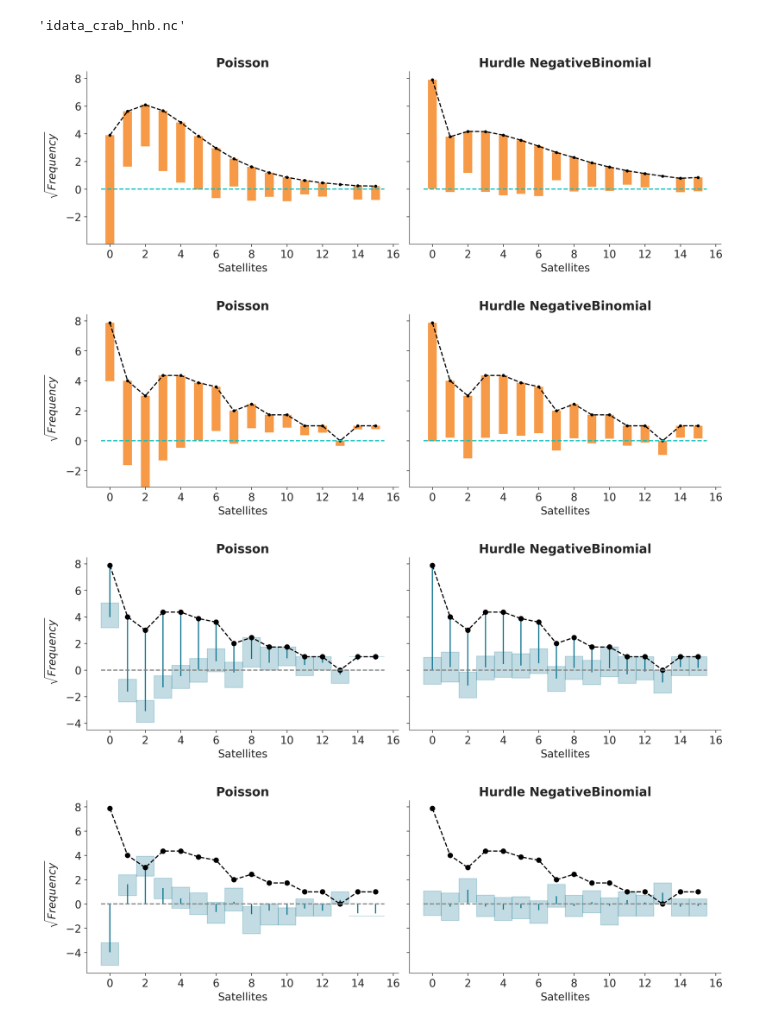
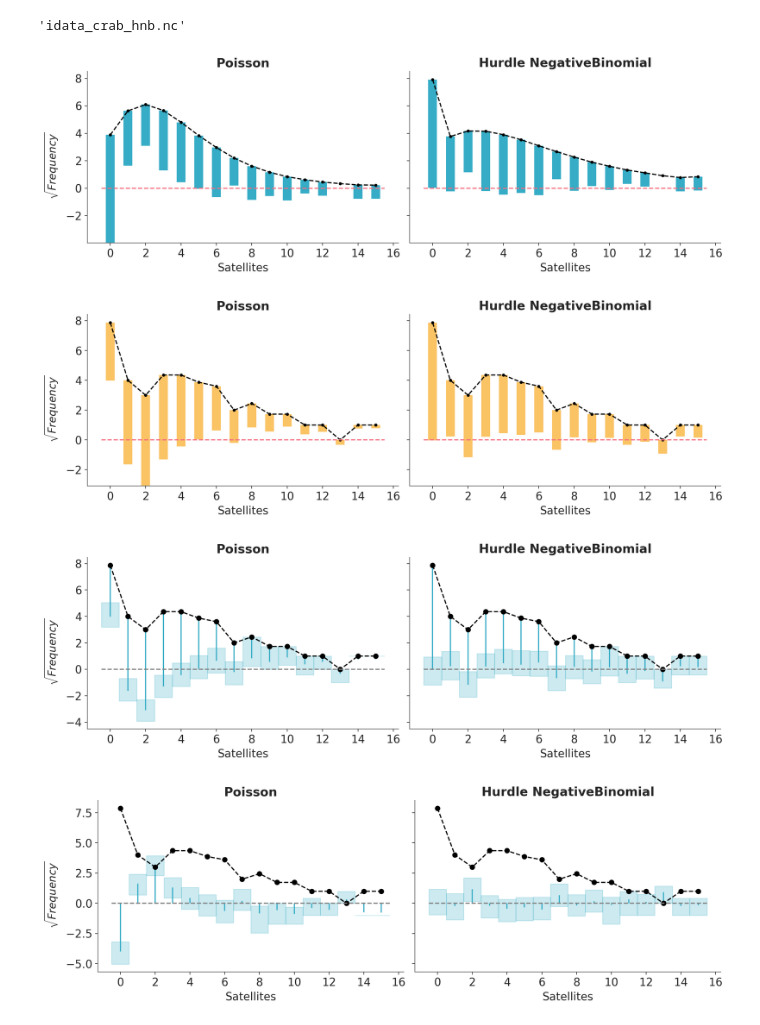
Before and after one commit to arviz-devs/Exploratory-Analysis-of-Bayesian-Models, a Jupyter notebook: models/crabs/crabs.ipynb, the cells around one changed output. Drawn from its saved outputs; the diff is of its cells as text; code cells hidden in the pictures.

```diff
--- a/models/crabs/crabs.ipynb
+++ b/models/crabs/crabs.ipynb
@@ -38,33 +37,33 @@ az.to_netcdf(idata_crab_hnb, "idata_crab_hnb.nc")
 # %%
 import matplotlib.pyplot as plt
 import numpy as np
-az.style.use("arviz-doc")
+az.style.use("arviz-clean")
 
 def rotogram(idata, ax):
     max_ = 17
     bins = np.array(range(0, max_))
     dims = idata.posterior_predictive.dims
     n_samples = dims["chain"] * dims["draw"]
     pred =  (np.histogram(idata.posterior_predictive["satellite"].values.ravel(),  bins=bins)[0] / n_samples)**0.5
     observed = np.histogram(crab["satellite"].values, bins=bins)[0]**0.5
 
-    ax.bar(bins[:-1], observed, 0.5, bottom=pred-observed, color="C2")
+    ax.bar(bins[:-1], observed, 0.5, bottom=pred-observed, color="C0")
     ax.plot(bins[:-1], pred,  "k.--")
     ax.hlines(0, -0.5, max_-1.5, linestyle="--", color="C1")
 
 
 fig, axes = plt.subplots(1, 2, sharey=True, figsize=(12, 4))
 for ax, idata, model in zip(axes.ravel(),
                             [idata_crab_p, idata_crab_hnb],
                             ["Poisson", "Hurdle NegativeBinomial"]):
     rotogram(idata, ax)
     ax.set_title(model)
 
 axes[0].set_xlabel("Satellites")
 axes[1].set_xlabel("Satellites")
 fig.text(-0.03, 0.5, "$\sqrt{Frequency}$", va="center", rotation="vertical", fontsize=14);
 # %% [output]
-[figure, old version]
+[figure, new version]
 # %%
 def rotogram(idata, ax):
     max_ = 17
@@ -90,7 +89,7 @@ axes[0].set_xlabel("Satellites")
 axes[1].set_xlabel("Satellites")
 fig.text(-0.03, 0.5, "$\sqrt{Frequency}$", va="center", rotation="vertical", fontsize=14);
 # %% [output]
-[figure, old version]
+[figure, new version]
 # %%
 def plot_ppc_discrete(idata, observed, bins, kind, ax):
 
@@ -144,7 +143,7 @@ for ax, idata, model in zip(axes.ravel(),
 axes[0].set_xlabel("Satellites")
 axes[1].set_xlabel("Satellites")
 fig.text(-0.03, 0.5, "$\sqrt{Frequency}$", va="center", rotation="vertical", fontsize=14);
-plt.savefig("../img/rootogram_hanging.png")
+#plt.savefig("../img/rootogram_hanging.png")
 
 
 fig, axes = plt.subplots(1, 2, sharey=True, figsize=(12, 4))
@@ -157,10 +156,10 @@ for ax, idata, model in zip(axes.ravel(),
 axes[0].set_xlabel("Satellites")
 axes[1].set_xlabel("Satellites")
 fig.text(-0.03, 0.5, "$\sqrt{Frequency}$", va="center", rotation="vertical", fontsize=14);
-plt.savefig("../img/rootogram_suspended.png")
+#plt.savefig("../img/rootogram_suspended.png")
 # %% [output]
-[figure, old version]
+[figure, new version]
-[figure, old version]
+[figure, new version]
 # %%
 def plot_ppc_discrete(idata, observed, bins, kind, ax):
 
```
Also changed, not shown: parts of 8 cells of this notebook, 8 other files.
